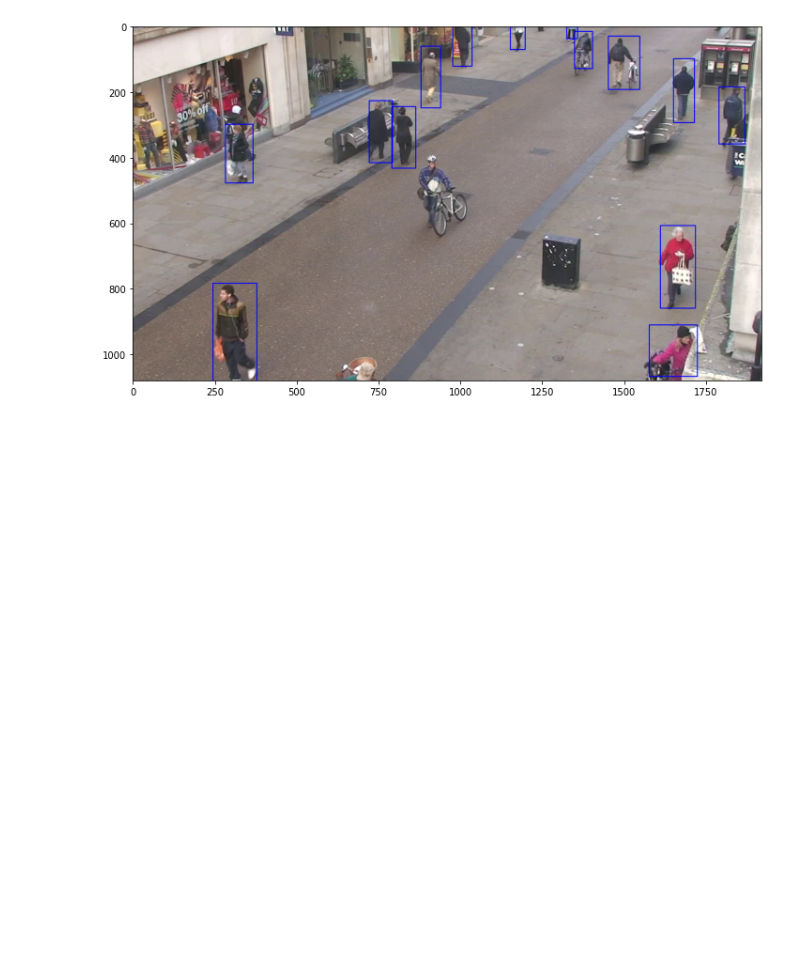
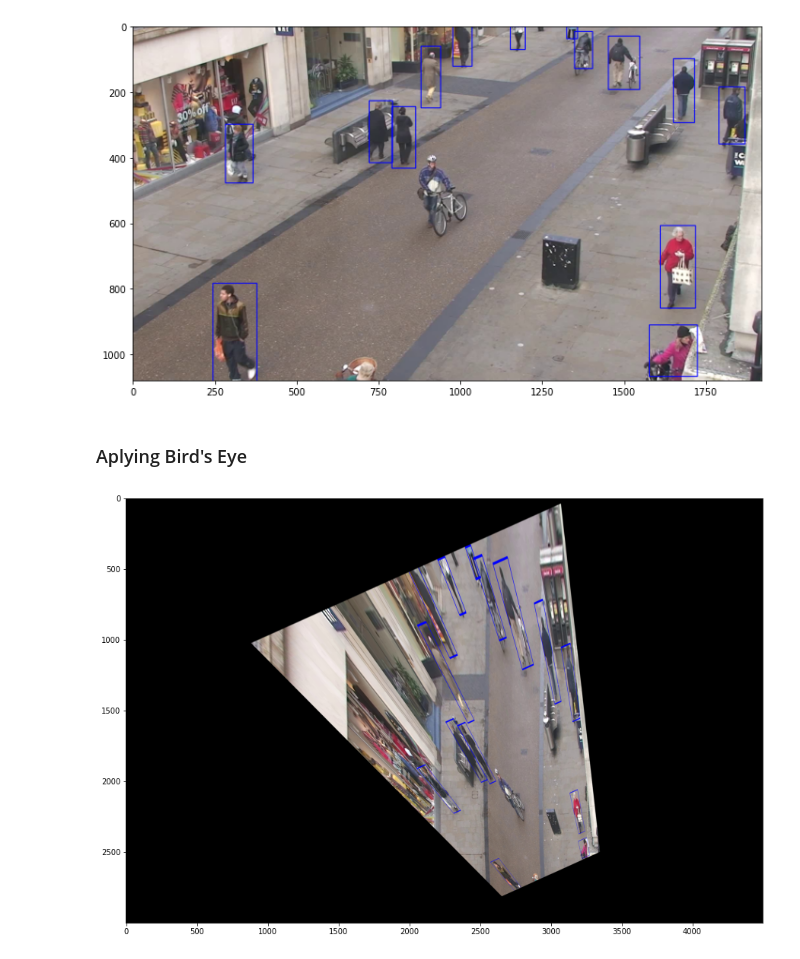
Before and after one commit to jjrodcast/SocialDistanceDetector, a Jupyter notebook: Social_Distance_Detector_BirdsEye.ipynb, the cells around one changed output. Cells and saved outputs as stored; diff of their text form; code cells hidden in the pictures; blank space fills up the shorter version.

```diff
--- a/Social_Distance_Detector_BirdsEye.ipynb
+++ b/Social_Distance_Detector_BirdsEye.ipynb
@@ -166,7 +166,8 @@ layer_names = model.getLayerNames()
 output_names = [layer_names[i[0]-1] for i in model.getUnconnectedOutLayers()]
 
 # Step 3: Read the image or frame (video)
-image = cv2.cvtColor(cv2.imread('calibration_frame.jpg'), cv2.COLOR_BGR2RGB)
+image_ori = cv2.cvtColor(cv2.imread('calibration_frame.jpg'), cv2.COLOR_BGR2RGB)
+image = image_ori.copy()
 
 # Step 4: Create blob from image or frame
 blob = cv2.dnn.blobFromImage(image,
@@ -227,3 +228,16 @@ plt.imshow(image)
 plt.show()
 # %% [output]
 [figure]
+# %% [markdown]
+### Aplying Bird's Eye
+# %%
+res_review = perspective_warp(image,
+                     dst_size=(4500,3000),
+                     src=np.float32([[1187, 178], [1575, 220], [933,883], [295, 736]]),
+                     dst=np.float32([(0.57,0.42), (0.65, 0.42), (0.65,0.84), (0.57,0.84)]))
+
+plt.figure(figsize=(15, 15))
+plt.imshow(res_review)
+plt.show()
+# %% [output]
+[figure, added]
```
Also changed, not shown: parts of 1 cell of this notebook.
